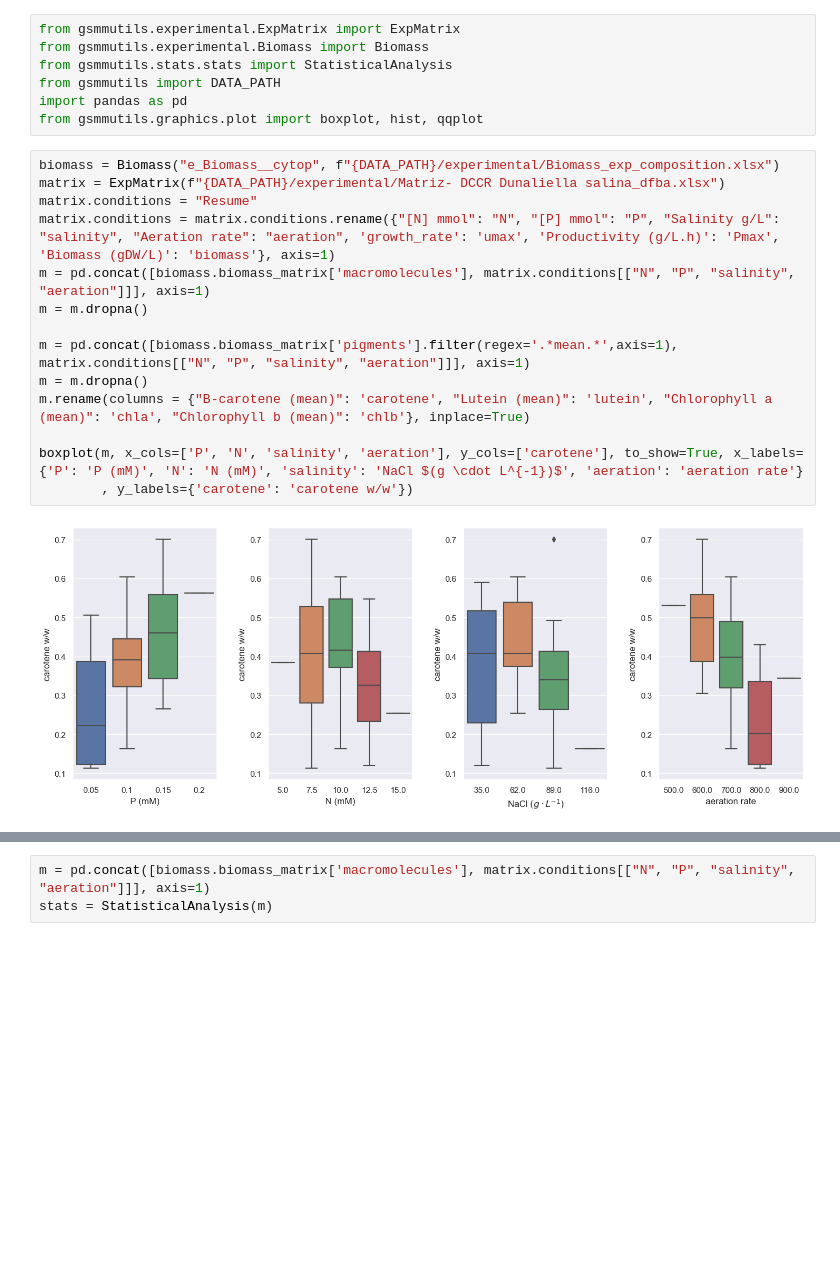
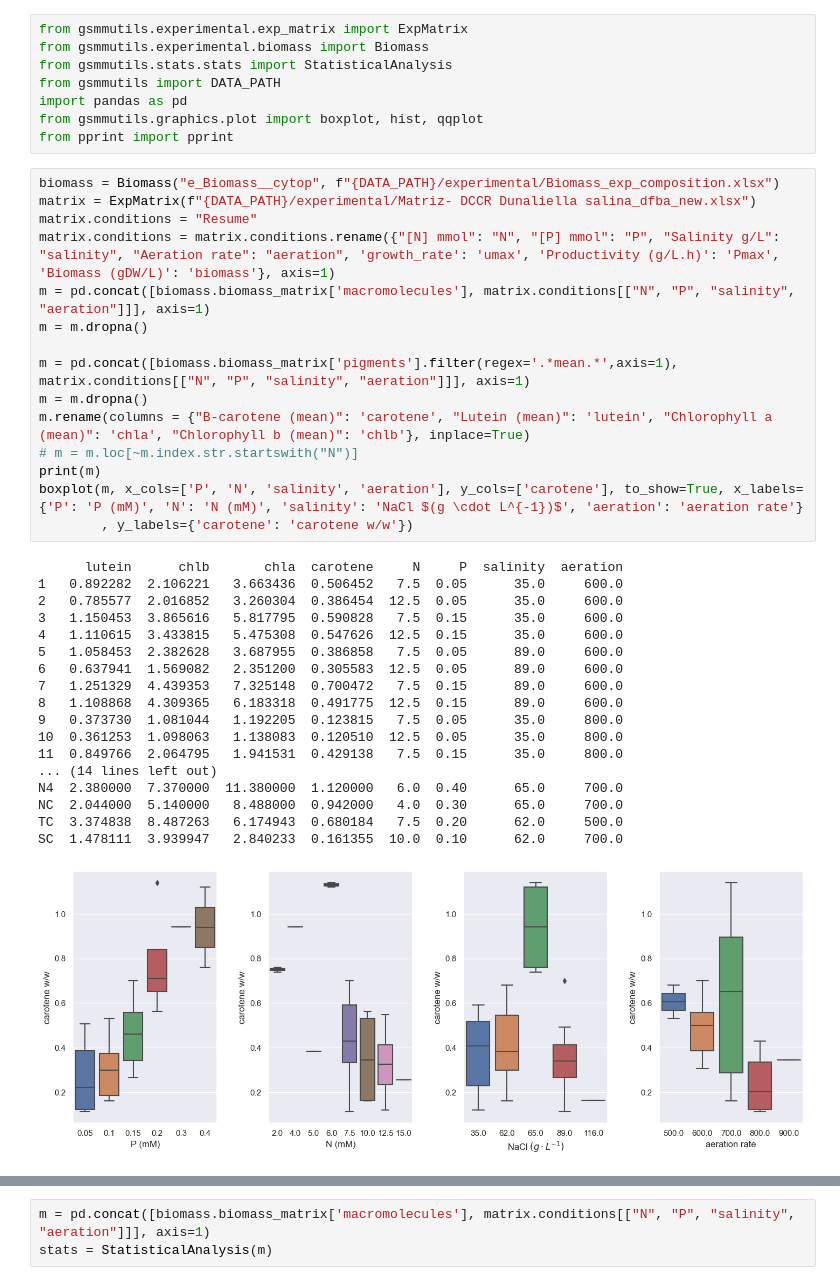
Before and after one commit to ecunha1996/GSMMutils, a Jupyter notebook: examples/experimental_data_analysis.ipynb, the cells around one changed output, grey strips where cells are left out. Saved outputs shown, nothing was run; the diff lists cells and outputs as text; blank space fills up the shorter version.

```diff
--- a/examples/experimental_data_analysis.ipynb
+++ b/examples/experimental_data_analysis.ipynb
@@ -1,25 +1,44 @@
 # %%
-from gsmmutils.experimental.ExpMatrix import ExpMatrix
-from gsmmutils.experimental.Biomass import Biomass
+from gsmmutils.experimental.exp_matrix import ExpMatrix
+from gsmmutils.experimental.biomass import Biomass
 from gsmmutils.stats.stats import StatisticalAnalysis
 from gsmmutils import DATA_PATH
 import pandas as pd
 from gsmmutils.graphics.plot import boxplot, hist, qqplot
+from pprint import pprint
 # %%
 biomass = Biomass("e_Biomass__cytop", f"{DATA_PATH}/experimental/Biomass_exp_composition.xlsx")
-matrix = ExpMatrix(f"{DATA_PATH}/experimental/Matriz- DCCR Dunaliella salina_dfba.xlsx")
+matrix = ExpMatrix(f"{DATA_PATH}/experimental/Matriz- DCCR Dunaliella salina_dfba_new.xlsx")
 matrix.conditions = "Resume"
 matrix.conditions = matrix.conditions.rename({"[N] mmol": "N", "[P] mmol": "P", "Salinity g/L": "salinity", "Aeration rate": "aeration", 'growth_rate': 'umax', 'Productivity (g/L.h)': 'Pmax', 'Biomass (gDW/L)': 'biomass'}, axis=1)
 m = pd.concat([biomass.biomass_matrix['macromolecules'], matrix.conditions[["N", "P", "salinity", "aeration"]]], axis=1)
 m = m.dropna()
 
 m = pd.concat([biomass.biomass_matrix['pigments'].filter(regex='.*mean.*',axis=1), matrix.conditions[["N", "P", "salinity", "aeration"]]], axis=1)
 m = m.dropna()
 m.rename(columns = {"B-carotene (mean)": 'carotene', "Lutein (mean)": 'lutein', "Chlorophyll a (mean)": 'chla', "Chlorophyll b (mean)": 'chlb'}, inplace=True)
-
+# m = m.loc[~m.index.str.startswith("N")]
+print(m)
 boxplot(m, x_cols=['P', 'N', 'salinity', 'aeration'], y_cols=['carotene'], to_show=True, x_labels={'P': 'P (mM)', 'N': 'N (mM)', 'salinity': 'NaCl $(g \cdot L^{-1})$', 'aeration': 'aeration rate'}
         , y_labels={'carotene': 'carotene w/w'})
 # %% [output]
+      lutein      chlb       chla  carotene     N     P  salinity  aeration
+1   0.892282  2.106221   3.663436  0.506452   7.5  0.05      35.0     600.0
+2   0.785577  2.016852   3.260304  0.386454  12.5  0.05      35.0     600.0
+3   1.150453  3.865616   5.817795  0.590828   7.5  0.15      35.0     600.0
+4   1.110615  3.433815   5.475308  0.547626  12.5  0.15      35.0     600.0
+5   1.058453  2.382628   3.687955  0.386858   7.5  0.05      89.0     600.0
+6   0.637941  1.569082   2.351200  0.305583  12.5  0.05      89.0     600.0
+7   1.251329  4.439353   7.325148  0.700472   7.5  0.15      89.0     600.0
+8   1.108868  4.309365   6.183318  0.491775  12.5  0.15      89.0     600.0
+9   0.373730  1.081044   1.192205  0.123815   7.5  0.05      35.0     800.0
+10  0.361253  1.098063   1.138083  0.120510  12.5  0.05      35.0     800.0
+11  0.849766  2.064795   1.941531  0.429138   7.5  0.15      35.0     800.0
+... (14 lines left out)
+N4  2.380000  7.370000  11.380000  1.120000   6.0  0.40      65.0     700.0
+NC  2.044000  5.140000   8.488000  0.942000   4.0  0.30      65.0     700.0
+TC  3.374838  8.487263   6.174943  0.680184   7.5  0.20      62.0     500.0
+SC  1.478111  3.939947   2.840233  0.161355  10.0  0.10      62.0     700.0
-[figure, old version]
+[figure, new version]
 # %%
 def stats(matrix):
```
Also changed, not shown: parts of 12 cells of this notebook, 3 other files.
